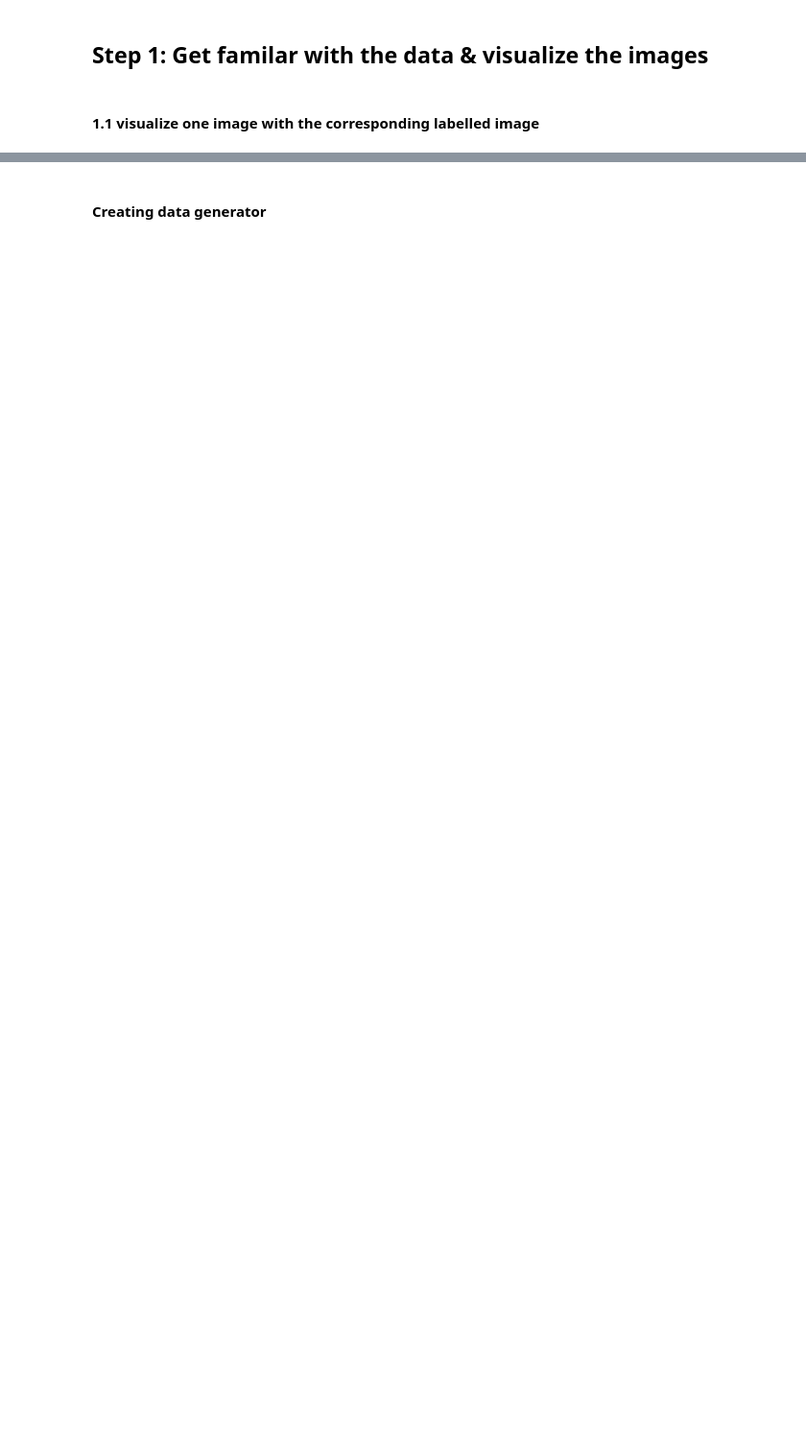
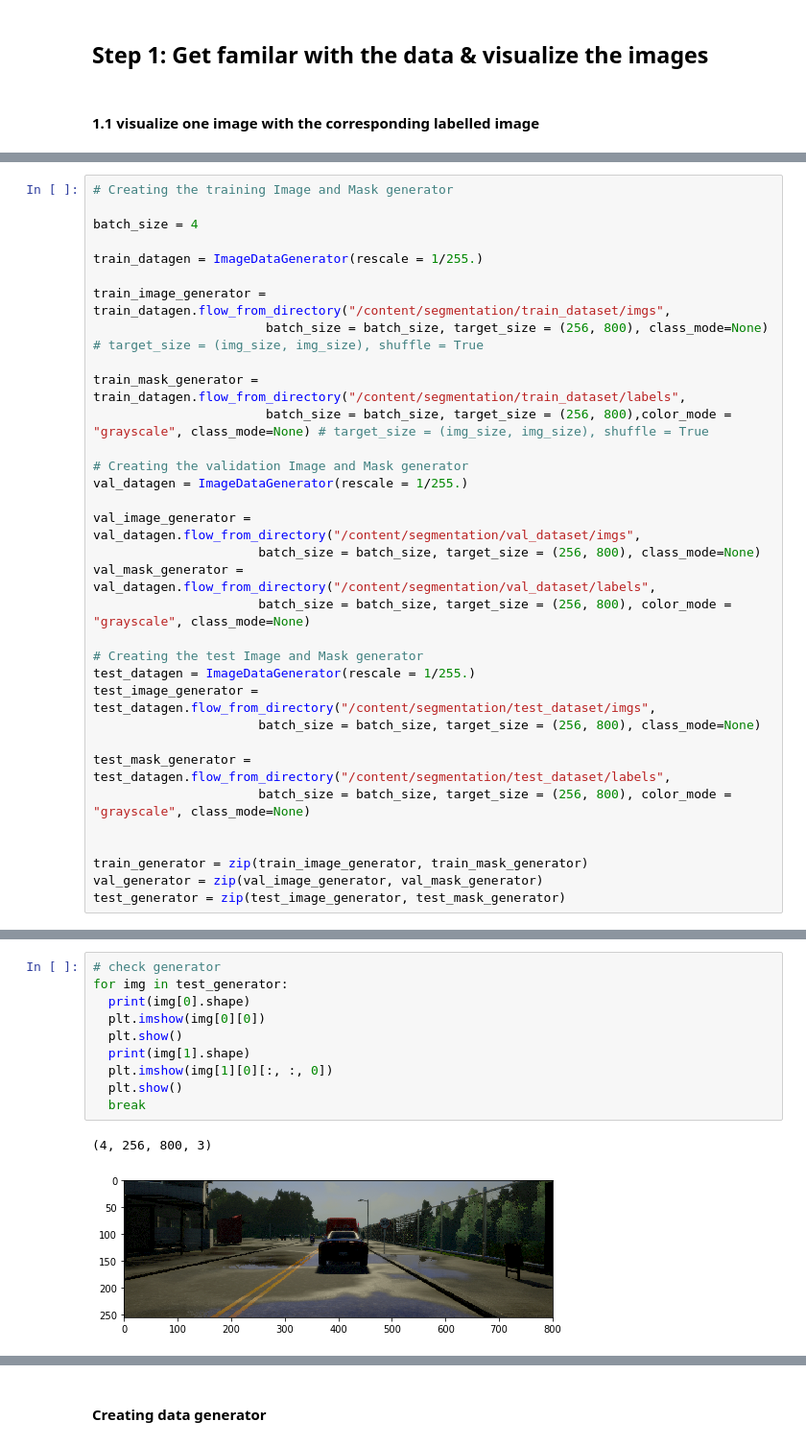
Before and after one commit to xslittlemaggie/Deep-Learning-Projects, a Jupyter notebook: Objection (car)_Detection & Segmentation.ipynb, the cells around one changed output, grey strips where cells are left out. Shown at 96% size. Cells and saved outputs as stored; diff of their text form; blank space fills up the shorter version.

```diff
--- a/Objection (car)_Detection & Segmentation.ipynb
+++ b/Objection (car)_Detection & Segmentation.ipynb
@@ -289,0 +240,33 @@ plt.imshow(tmp)
+# %%
+# Creating the training Image and Mask generator
+
+batch_size = 4
+
+train_datagen = ImageDataGenerator(rescale = 1/255.)
+
+train_image_generator = train_datagen.flow_from_directory("/content/segmentation/train_dataset/imgs",
+                       batch_size = batch_size, target_size = (256, 800), class_mode=None) # target_size = (img_size, img_size), shuffle = True
+
+train_mask_generator = train_datagen.flow_from_directory("/content/segmentation/train_dataset/labels",
+                       batch_size = batch_size, target_size = (256, 800),color_mode = "grayscale", class_mode=None) # target_size = (img_size, img_size), shuffle = True
+
+# Creating the validation Image and Mask generator
+val_datagen = ImageDataGenerator(rescale = 1/255.)
+
+val_image_generator = val_datagen.flow_from_directory("/content/segmentation/val_dataset/imgs",
+                      batch_size = batch_size, target_size = (256, 800), class_mode=None)
+val_mask_generator = val_datagen.flow_from_directory("/content/segmentation/val_dataset/labels",
+                      batch_size = batch_size, target_size = (256, 800), color_mode = "grayscale", class_mode=None)
+
+# Creating the test Image and Mask generator
+test_datagen = ImageDataGenerator(rescale = 1/255.)
+test_image_generator = test_datagen.flow_from_directory("/content/segmentation/test_dataset/imgs",
+                      batch_size = batch_size, target_size = (256, 800), class_mode=None)
+
+test_mask_generator = test_datagen.flow_from_directory("/content/segmentation/test_dataset/labels",
+                      batch_size = batch_size, target_size = (256, 800), color_mode = "grayscale", class_mode=None)
+
+
+train_generator = zip(train_image_generator, train_mask_generator)
+val_generator = zip(val_image_generator, val_mask_generator)
+test_generator = zip(test_image_generator, test_mask_generator)
@@ -289,0 +280,13 @@ plt.imshow(tmp)
+# %%
+# check generator
+for img in test_generator:
+  print(img[0].shape)
+  plt.imshow(img[0][0])
+  plt.show()
+  print(img[1].shape)
+  plt.imshow(img[1][0][:, :, 0])
+  plt.show()
+  break
+# %% [output]
+(4, 256, 800, 3)
+[figure, added]
```
Also changed, not shown: parts of 59 cells of this notebook.
